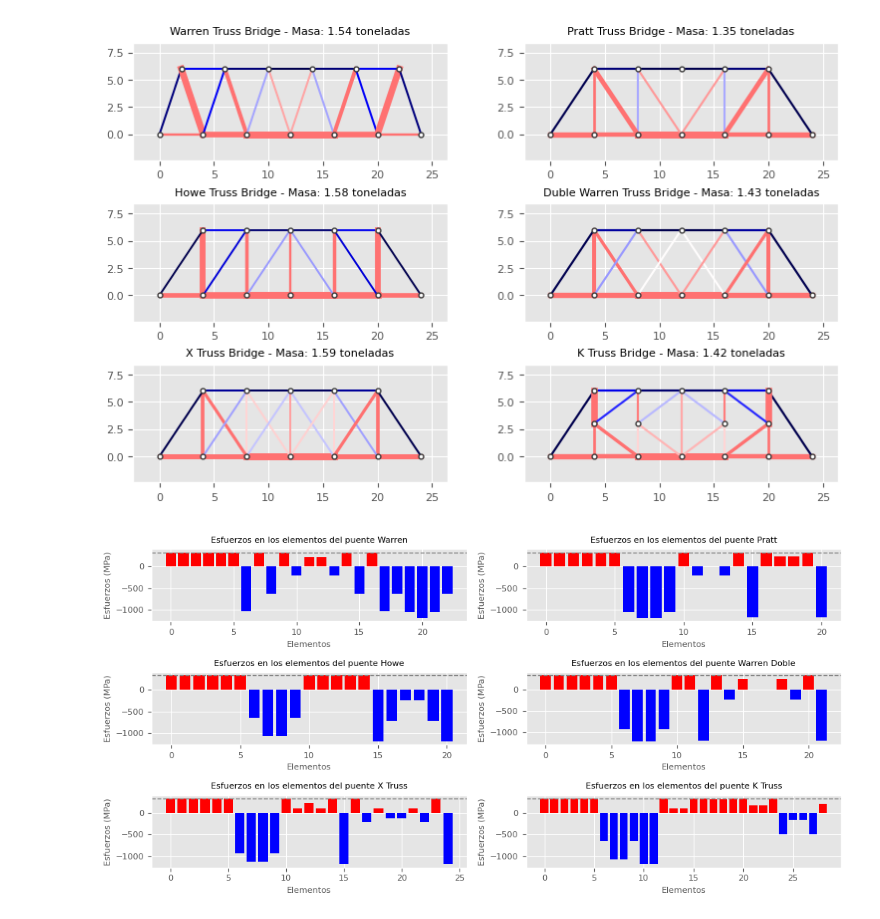
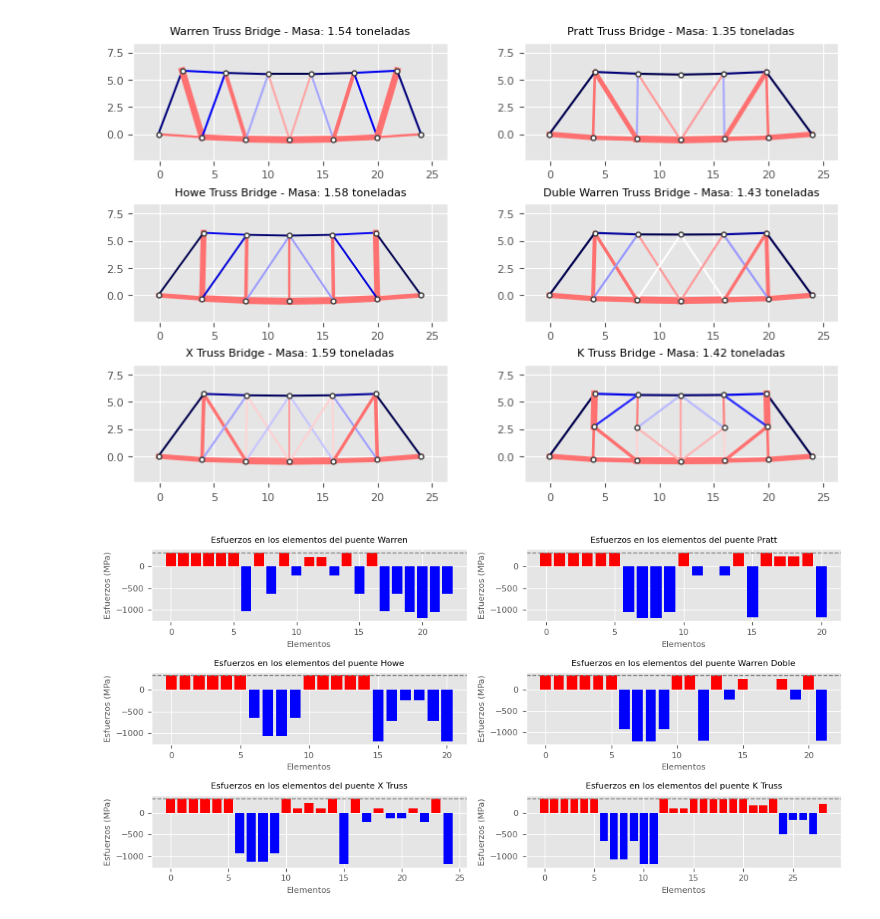
Before and after one commit to oscar-rincon/trusses_analysis, a Jupyter notebook: main/optimization/bridges_optimization.ipynb, the cells around one changed output. Saved outputs shown, nothing was run; the diff lists cells and outputs as text; code cells hidden in the pictures.

```diff
--- a/main/optimization/bridges_optimization.ipynb
+++ b/main/optimization/bridges_optimization.ipynb
@@ -123,7 +146,7 @@ vis_esfuerzos_secciones(
     warren_bridge_data_optimized["elements"],
     warren_bridge_esfuerzos,
     warren_bridge_data_optimized["mats"],
-    desp=None
+    desp=warren_bridge_disp*3
 )
 
 # Visualizar los esfuerzos en la cercha del puente Pratt
@@ -134,7 +157,7 @@ vis_esfuerzos_secciones(
     pratt_bridge_data_optimized["elements"],
     pratt_bridge_esfuerzos,
     pratt_bridge_data_optimized["mats"],
-    desp=None
+    desp=pratt_bridge_disp*3
 )
 
 # Visualizar los esfuerzos en la cercha del puente Howe
@@ -145,7 +168,7 @@ vis_esfuerzos_secciones(
     howe_bridge_data_optimized["elements"],
     howe_bridge_esfuerzos,
     howe_bridge_data_optimized["mats"],
-    desp=None
+    desp=howe_bridge_disp*3
 )
 
 axs[1, 1].set_title("Duble Warren Truss Bridge - Masa: {:.2f} toneladas".format(double_warren_bridge_masa_minima), fontsize=8)
@@ -154,35 +177,35 @@ vis_esfuerzos_secciones(
     double_warren_bridge_data_optimized["nodes"],
     double_warren_bridge_data_optimized["elements"],
     double_warren_bridge_esfuerzos,
     double_warren_bridge_data_optimized["mats"],
-    desp=None
+    desp=double_warren_bridge_disp*3
 )
 
 # Visualizar los esfuerzos en la cercha del puente K
 axs[2, 0].set_title("X Truss Bridge - Masa: {:.2f} toneladas".format(x_truss_bridge_masa_minima), fontsize=8)
 plt.sca(axs[2, 0])
 vis_esfuerzos_secciones(
     x_truss_bridge_data_optimized["nodes"],
     x_truss_bridge_data_optimized["elements"],
     x_truss_bridge_esfuerzos,
     x_truss_bridge_data_optimized["mats"],
-    desp=None
+    desp=x_truss_bridge_disp*3
 )
 
 # Visualizar los esfuerzos en la cercha del puente K
 axs[2, 1].set_title("K Truss Bridge - Masa: {:.2f} toneladas".format(k_truss_bridge_masa_minima), fontsize=8)
 plt.sca(axs[2, 1])
 vis_esfuerzos_secciones(
     k_truss_bridge_data_optimized["nodes"],
     k_truss_bridge_data_optimized["elements"],
     k_truss_bridge_esfuerzos,
     k_truss_bridge_data_optimized["mats"],
-    desp=None
+    desp=k_truss_bridge_disp*3
 )
 
 plt.tight_layout()
 plt.savefig("figs/optimized_bridges.png", dpi=300)
 plt.show()
 # %% [output]
-[figure, old version]
+[figure, new version]
 # %%
```
Also changed, not shown: parts of 2 cells of this notebook, 14 other files.
